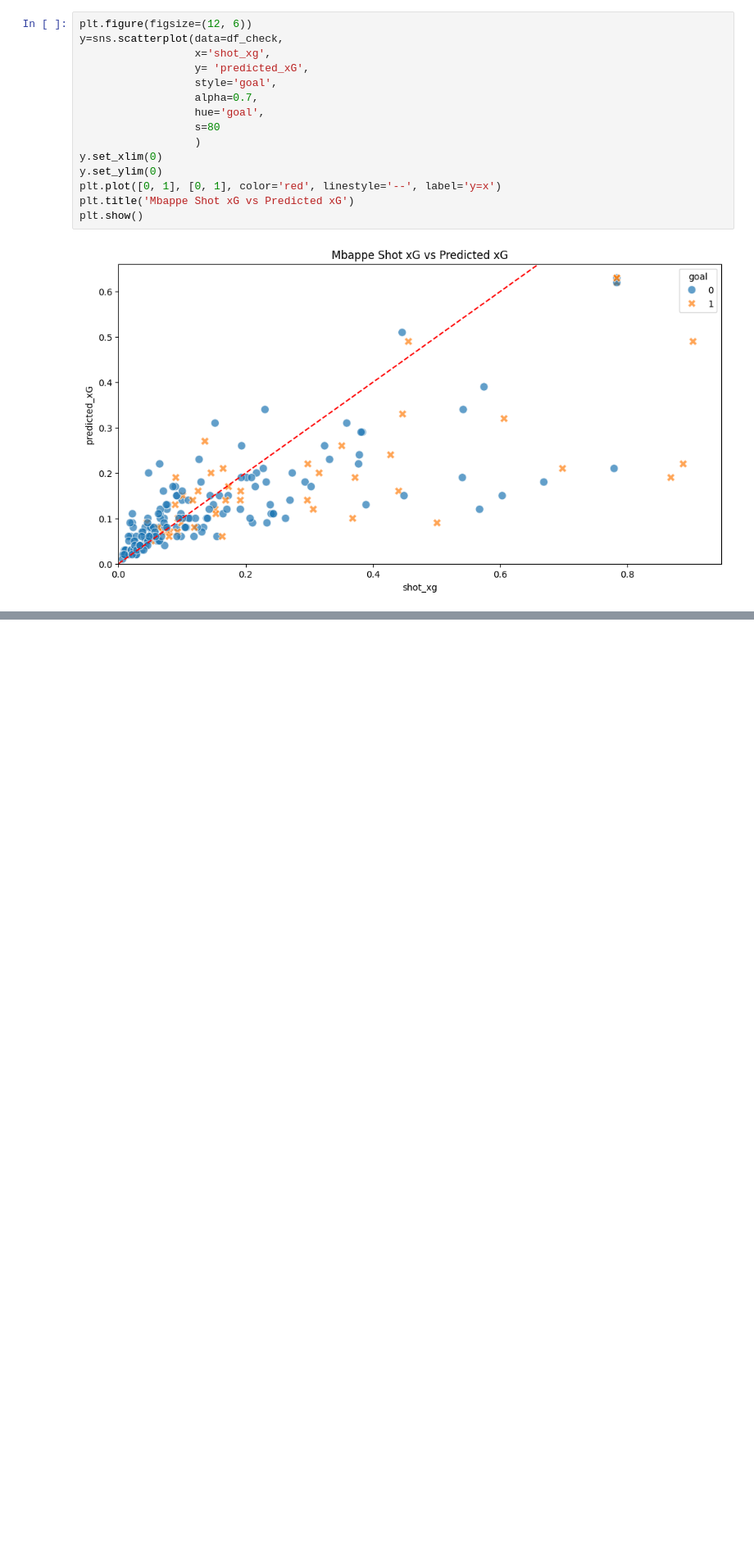
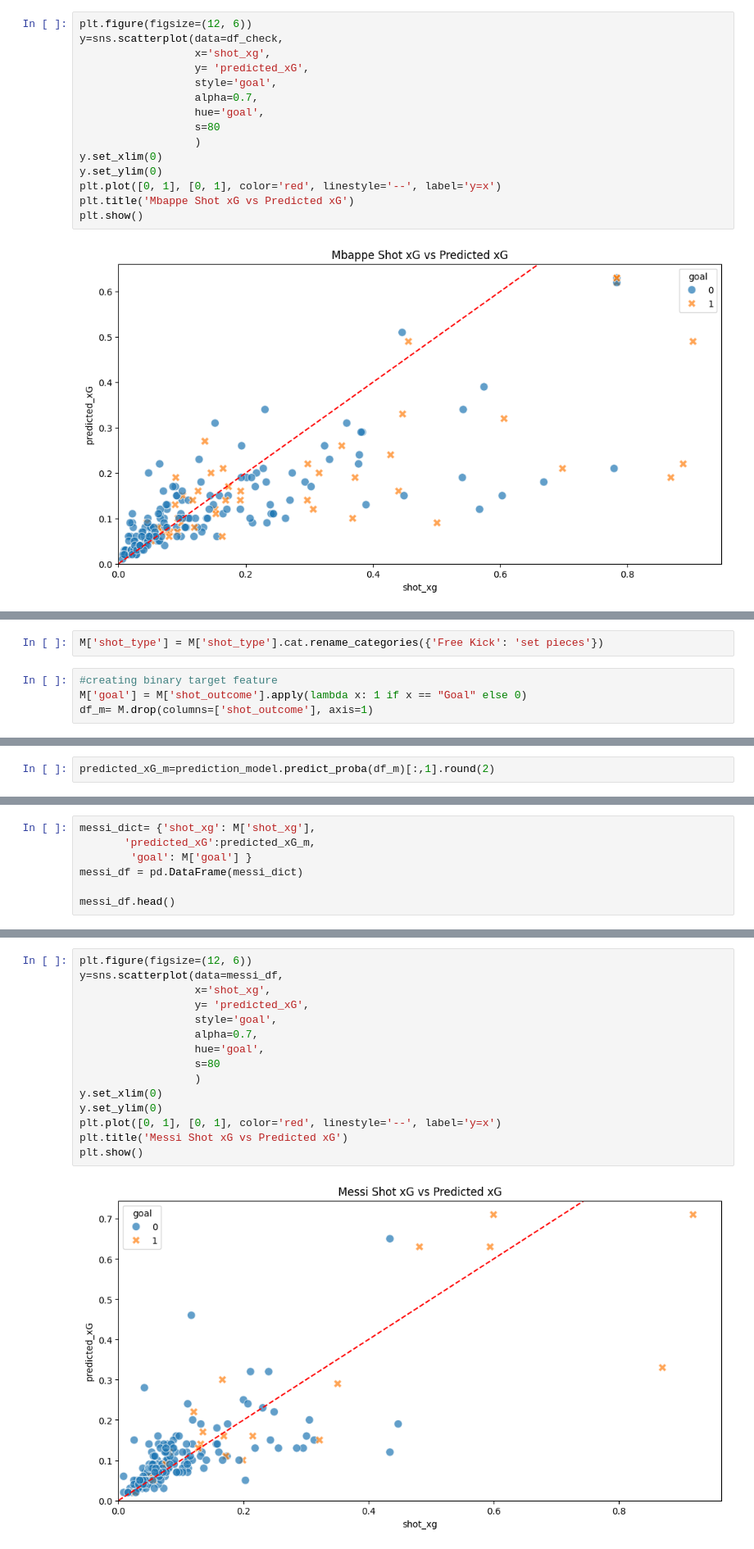
Before and after one commit to Clarkey33/Soccer-xG-Analytics-Model, a Jupyter notebook: notebooks/player_finishing_profile_mbappe.ipynb, the cells around one changed output, grey strips where cells are left out. Shown: that part at 82% size. Saved outputs shown, nothing was run; the diff lists cells and outputs as text; blank space fills up the shorter version.

```diff
--- a/notebooks/player_finishing_profile_mbappe.ipynb
+++ b/notebooks/player_finishing_profile_mbappe.ipynb
@@ -184,0 +256,6 @@ plt.show()
+# %%
+M['shot_type'] = M['shot_type'].cat.rename_categories({'Free Kick': 'set pieces'})
+# %%
+#creating binary target feature
+M['goal'] = M['shot_outcome'].apply(lambda x: 1 if x == "Goal" else 0)
+df_m= M.drop(columns=['shot_outcome'], axis=1)
@@ -184,0 +281,2 @@ plt.show()
+# %%
+predicted_xG_m=prediction_model.predict_proba(df_m)[:,1].round(2)
@@ -184,0 +305,7 @@ plt.show()
+# %%
+messi_dict= {'shot_xg': M['shot_xg'],
+       'predicted_xG':predicted_xG_m,
+        'goal': M['goal'] }
+messi_df = pd.DataFrame(messi_dict)
+
+messi_df.head()
@@ -184,0 +319,17 @@ plt.show()
+# %%
+plt.figure(figsize=(12, 6))
+y=sns.scatterplot(data=messi_df,
+                  x='shot_xg',
+                  y= 'predicted_xG',
+                  style='goal',
+                  alpha=0.7,
+                  hue='goal',
+                  s=80
+                  )
+y.set_xlim(0)
+y.set_ylim(0)
+plt.plot([0, 1], [0, 1], color='red', linestyle='--', label='y=x')
+plt.title('Messi Shot xG vs Predicted xG')
+plt.show()
+# %% [output]
+[figure, added]
```
Also changed, not shown: parts of 12 cells of this notebook, 1 other file.
